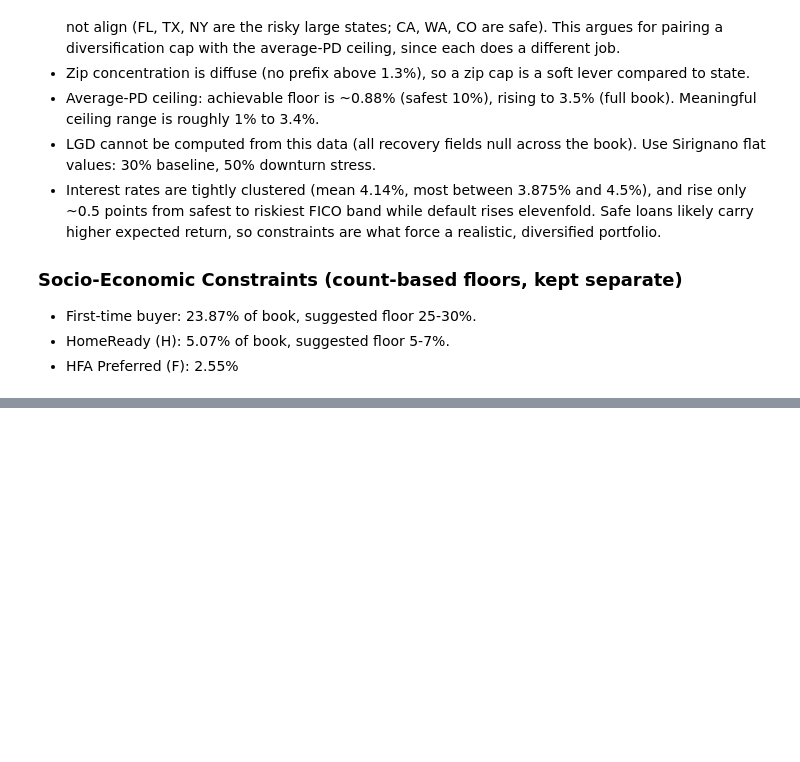
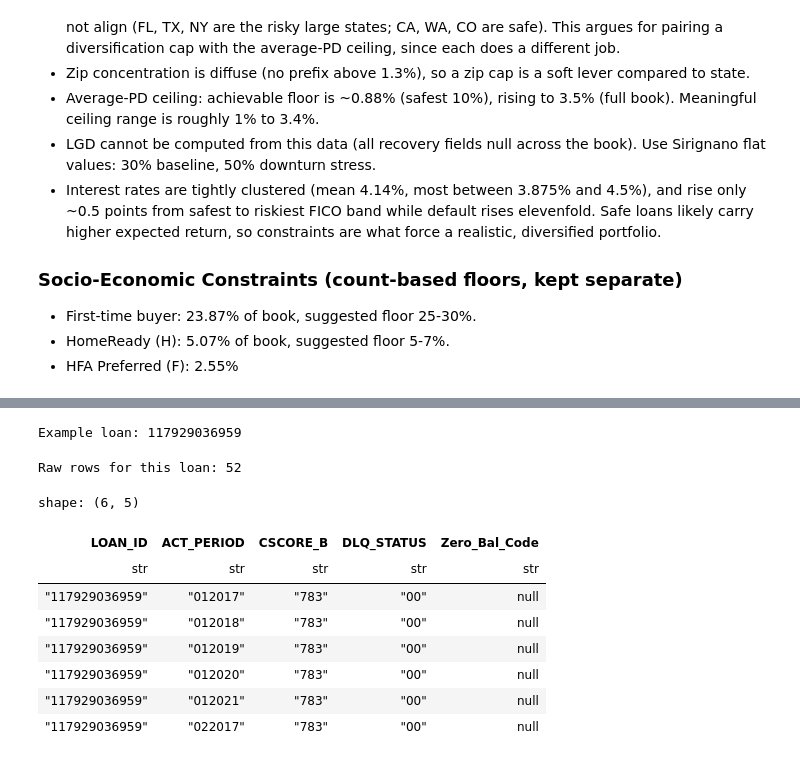
Before and after one commit to PhillipJRoman/loan-portfolio-optimization, a Jupyter notebook: ml-lp-sim/01_data_initial_check.ipynb, the cells around one changed output, grey strips where cells are left out. Drawn from its saved outputs; the diff is of its cells as text; code cells hidden in the pictures; blank space fills up the shorter version.

```diff
--- a/ml-lp-sim/01_data_initial_check.ipynb
+++ b/ml-lp-sim/01_data_initial_check.ipynb
@@ -877,0 +888,50 @@ visible and manageable.
+# %%
+import polars as pl
+
+raw_path = "../data/raw/2017Q1.csv"
+agg_path = "../data/processed/fannie_2017_loan_level.parquet"
+
+# pull only the five columns we want from the raw monthly file, by position
+raw = (
+    pl.scan_csv(raw_path, separator="|", has_header=False, infer_schema_length=0)
+    .select(
+        pl.col("column_2").alias("LOAN_ID"),
+        pl.col("column_3").alias("ACT_PERIOD"),
+        pl.col("column_24").alias("CSCORE_B"),
+        pl.col("column_40").alias("DLQ_STATUS"),
+        pl.col("column_44").alias("Zero_Bal_Code"),
+    )
+)
+
+# find one loan with a long history to use as the example
+example_id = (
+    raw.group_by("LOAN_ID")
+    .agg(pl.len().alias("n_months"))
+    .filter(pl.col("n_months") >= 40)
+    .head(1)
+    .collect(engine="streaming")
+)["LOAN_ID"][0]
+
+print(f"Example loan: {example_id}")
+# %% [output]
+Example loan: 117929036959
+# %%
+# BEFORE: the same loan, one row per month (showing first 6 of many)
+before = (
+    raw.filter(pl.col("LOAN_ID") == example_id)
+    .sort("ACT_PERIOD")
+    .collect(engine="streaming")
+)
+print(f"Raw rows for this loan: {before.height}")
+before.head(6)
+# %% [output]
+Raw rows for this loan: 52
+shape: (6, 5)
+| LOAN_ID | ACT_PERIOD | CSCORE_B | DLQ_STATUS | Zero_Bal_Code |
+| str | str | str | str | str |
+| "117929036959" | "012017" | "783" | "00" | null |
+| "117929036959" | "012018" | "783" | "00" | null |
+| "117929036959" | "012019" | "783" | "00" | null |
+| "117929036959" | "012020" | "783" | "00" | null |
+| "117929036959" | "012021" | "783" | "00" | null |
+| "117929036959" | "022017" | "783" | "00" | null |
```
Also changed, not shown: parts of 2 cells of this notebook, 1 other file.
